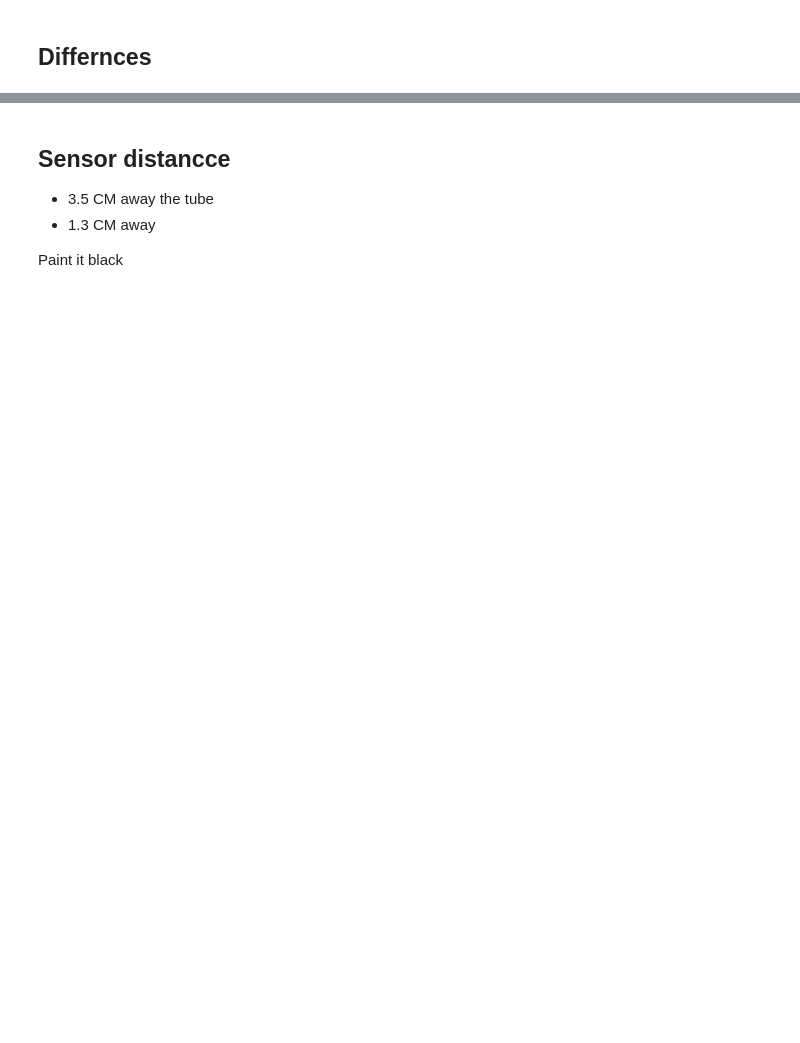
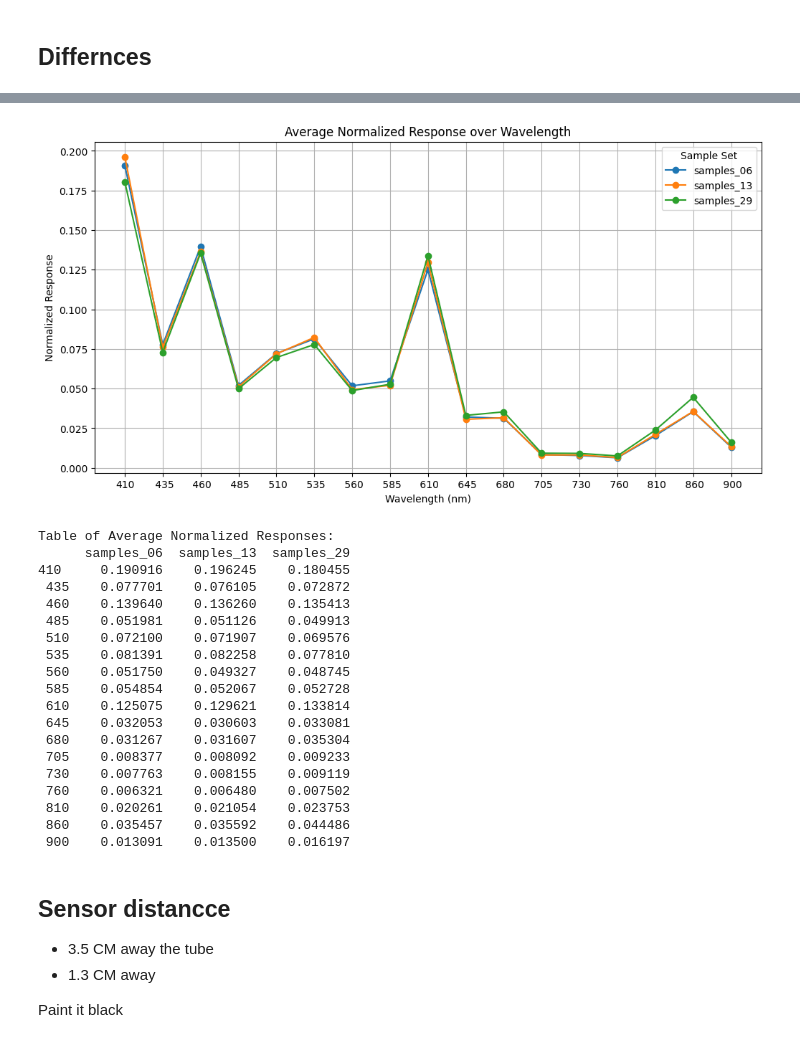
Before and after one commit to spikol/NIR_FALL_2023, a Jupyter notebook: Cirkusnaturligvis/data_note/nir_note_06.ipynb, the cells around one changed output, grey strips where cells are left out. Saved outputs shown, nothing was run; the diff lists cells and outputs as text; code cells hidden in the pictures; blank space fills up the shorter version.

```diff
--- a/Cirkusnaturligvis/data_note/nir_note_06.ipynb
+++ b/Cirkusnaturligvis/data_note/nir_note_06.ipynb
@@ -256,3 +223,72 @@ KeyError: 'material'
+# %%
+import pandas as pd
+import matplotlib.pyplot as plt
+import itertools
+
+# Function to read and normalize data
+def read_and_normalize(file_path):
+    df = pd.read_csv(file_path)
+    # Assuming the last two columns are non-numeric (labels, etc.), and the rest are the data to be normalized
+    data_columns = df.columns[:-2]
+    # Normalize such that each row sums to 1
+    df_normalized = df[data_columns].div(df[data_columns].sum(axis=1), axis=0)
+    return df_normalized
+
+# File paths
+file_paths = ['samples_06.csv', 'samples_13.csv', 'samples_29.csv']
+
+# Read and normalize data from each file
+normalized_data = [read_and_normalize(file) for file in file_paths]
+
+# Calculate average normalized response at each wavelength for each file
+average_responses = [df.mean() for df in normalized_data]
+
+# Extracting wavelength values from the columns (assuming all files have the same wavelengths)
+wavelengths = normalized_data[0].columns
+
+# Creating a DataFrame for easier plotting
+average_responses_df = pd.DataFrame(average_responses, index=['samples_06', 'samples_13', 'samples_29'])
+average_responses_df = average_responses_df.T  # Transpose for easier plotting
+
+# Plotting the average responses
+plt.figure(figsize=(12, 6))
+
+for sample_id in average_responses_df.columns:
+    plt.plot(wavelengths, average_responses_df[sample_id], marker='o', label=sample_id)
+
+plt.title('Average Normalized Response over Wavelength')
+plt.xlabel('Wavelength (nm)')
+plt.ylabel('Normalized Response')
+plt.legend(title='Sample Set')
+plt.grid(True)
+
+# Display the plot
+plt.show()
+
+# Printing the table of average responses
+print("Table of Average Normalized Responses:")
+print(average_responses_df)
+# %% [output]
+[figure, added]
+Table of Average Normalized Responses:
+      samples_06  samples_13  samples_29
+410     0.190916    0.196245    0.180455
+ 435    0.077701    0.076105    0.072872
+ 460    0.139640    0.136260    0.135413
+ 485    0.051981    0.051126    0.049913
+ 510    0.072100    0.071907    0.069576
+ 535    0.081391    0.082258    0.077810
+ 560    0.051750    0.049327    0.048745
+ 585    0.054854    0.052067    0.052728
+ 610    0.125075    0.129621    0.133814
+ 645    0.032053    0.030603    0.033081
+ 680    0.031267    0.031607    0.035304
+ 705    0.008377    0.008092    0.009233
+ 730    0.007763    0.008155    0.009119
+ 760    0.006321    0.006480    0.007502
+ 810    0.020261    0.021054    0.023753
+ 860    0.035457    0.035592    0.044486
+ 900    0.013091    0.013500    0.016197
 # %% [markdown]
 ## Sensor distancce
 - 3.5 CM away the tube
```
Also changed, not shown: parts of 6 cells of this notebook, 1 other file.
